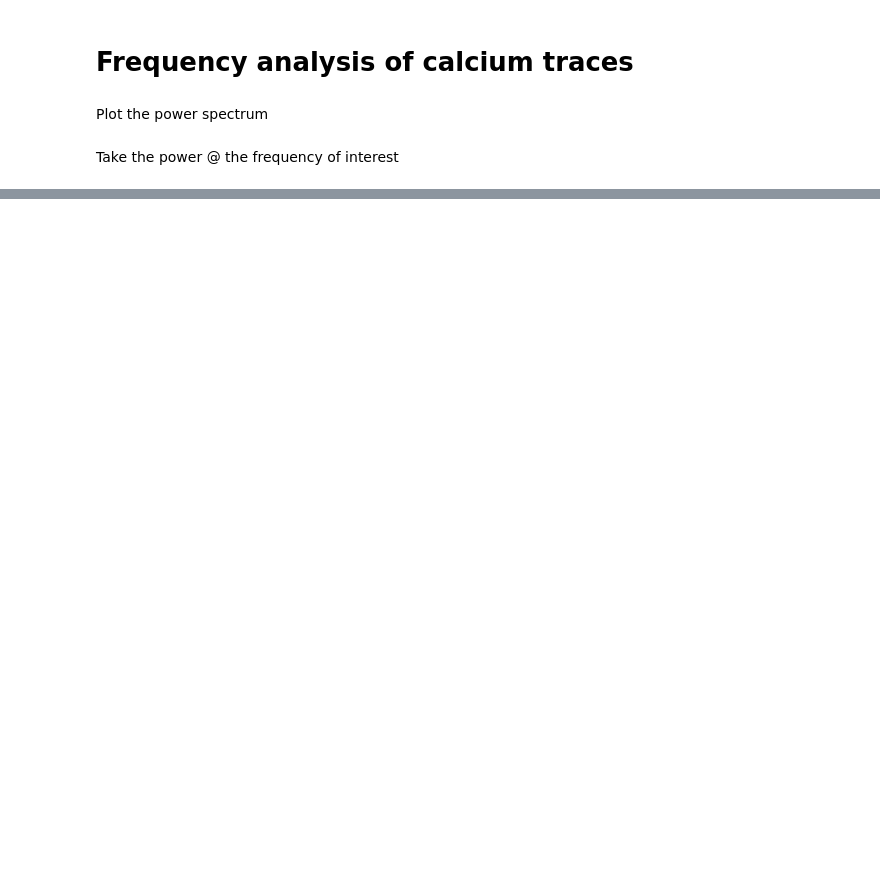
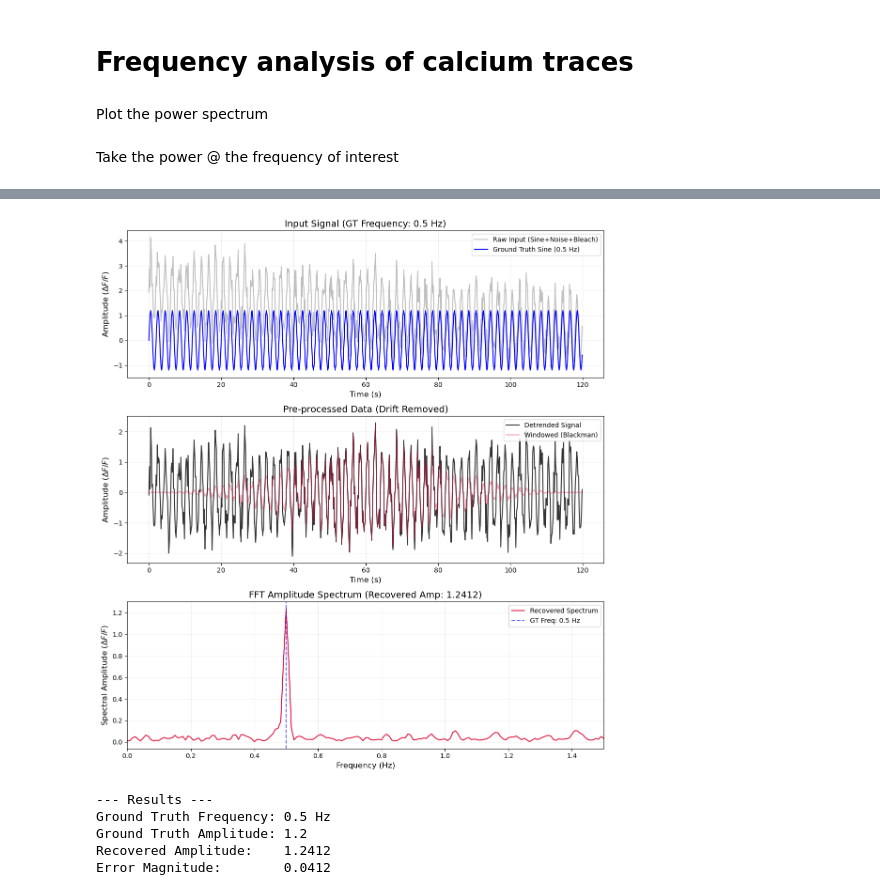
Before and after one commit to fmi-basel/CaImagingTest, a Jupyter notebook: HS_freq_analysis.ipynb, the cells around one changed output, grey strips where cells are left out. Saved outputs shown, nothing was run; the diff lists cells and outputs as text; code cells hidden in the pictures; blank space fills up the shorter version.

Commit message:
Test to freq analysis code

```diff
--- a/HS_freq_analysis.ipynb
+++ b/HS_freq_analysis.ipynb
@@ -66,0 +70,79 @@ power_at_hz = amplitude_spectrum[req_idx]
+# %%
+def run_labeled_fft_test():
+    # 1. Define Ground Truth Parameters
+    fs = 6.0              # Target resampling rate (Hz)
+    duration = 120        # Duration in seconds
+    N = int(fs * duration)
+    gt_freq = 0.5         # Ground Truth Frequency (Hz)
+    gt_amp = 1.2          # Ground Truth Amplitude (Delta F/F)
+
+    # 2. Generate Synthetic Data
+    t = np.arange(N) / fs
+    clean_sine = gt_amp * np.sin(2 * np.pi * gt_freq * t)
+    noise = np.random.normal(0, 0.4, N)  # Gaussian noise
+    bleaching = np.linspace(2.0, 0.5, N) # Linear decay drift
+
+    # Received signal
+    input_trace = clean_sine + noise + bleaching
+
+    # 3. Processing Pipeline
+    trace_detrended = detrend(input_trace)
+    w = blackman(N)
+    yf = rfft(trace_detrended * w)
+    xf = rfftfreq(N, 1/fs)
+
+    # Window Gain Correction: 2.0 / np.sum(w)
+    amplitude_spectrum = (2.0 / np.sum(w)) * np.abs(yf)
+
+    # 4. Result Extraction
+    idx = np.argmin(np.abs(xf - gt_freq))
+    recovered_amp = amplitude_spectrum[idx]
+
+    # --- Visualization ---
+    fig, axes = plt.subplots(3, 1, figsize=(11, 12))
+
+    # Panel 1: Raw Input Signal
+    axes[0].plot(t, input_trace, color='gray', alpha=0.5, label='Raw Input (Sine+Noise+Bleach)')
+    axes[0].plot(t, clean_sine, color='blue', linewidth=1.5, label=f'Ground Truth Sine ({gt_freq} Hz)')
+    axes[0].set_title(f"Input Signal (GT Frequency: {gt_freq} Hz)", fontsize=14)
+    axes[0].set_xlabel("Time (s)", fontsize=12)
+    axes[0].set_ylabel("Amplitude ($\Delta F/F$)", fontsize=12)
+    axes[0].legend(loc='upper right')
+    axes[0].grid(True, alpha=0.2)
+
+    # Panel 2: Pre-processed Signal
+    axes[1].plot(t, trace_detrended, color='black', alpha=0.8, label='Detrended Signal')
+    axes[1].plot(t, trace_detrended * w, color='crimson', alpha=0.4, label='Windowed (Blackman)')
+    axes[1].set_title("Pre-processed Data (Drift Removed)", fontsize=14)
+    axes[1].set_xlabel("Time (s)", fontsize=12)
+    axes[1].set_ylabel("Amplitude ($\Delta F/F$)", fontsize=12)
+    axes[1].legend(loc='upper right')
+    axes[1].grid(True, alpha=0.2)
+
+    # Panel 3: Amplitude Spectrum
+    axes[2].plot(xf, amplitude_spectrum, color='crimson', linewidth=1.5, label='Recovered Spectrum')
+    axes[2].axvline(gt_freq, color='blue', linestyle='--', alpha=0.6, label=f'GT Freq: {gt_freq} Hz')
+    axes[2].set_title(f"FFT Amplitude Spectrum (Recovered Amp: {recovered_amp:.4f})", fontsize=14)
+    axes[2].set_xlabel("Frequency (Hz)", fontsize=12)
+    axes[2].set_ylabel("Spectral Amplitude ($\Delta F/F$)", fontsize=12)
+    axes[2].set_xlim(0, 1.5) # Focus on frequencies of interest
+    axes[2].legend()
+    axes[2].grid(True, alpha=0.2)
+
+    plt.tight_layout()
+    plt.show()
+
+    print(f"--- Results ---")
+    print(f"Ground Truth Frequency: {gt_freq} Hz")
+    print(f"Ground Truth Amplitude: {gt_amp}")
+    print(f"Recovered Amplitude:    {recovered_amp:.4f}")
+    print(f"Error Magnitude:        {abs(gt_amp - recovered_amp):.4f}")
+
+run_labeled_fft_test()
+# %% [output]
+[figure, added]
+--- Results ---
+Ground Truth Frequency: 0.5 Hz
+Ground Truth Amplitude: 1.2
+Recovered Amplitude:    1.2412
+Error Magnitude:        0.0412
```
Also changed, not shown: parts of 3 cells of this notebook.
